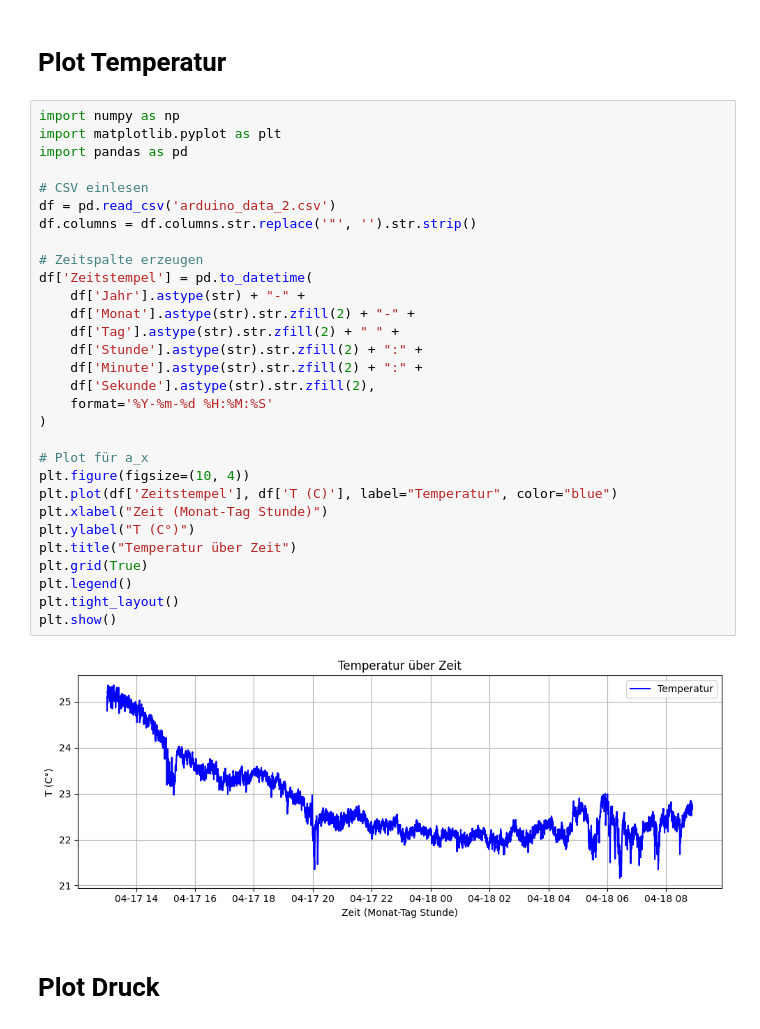
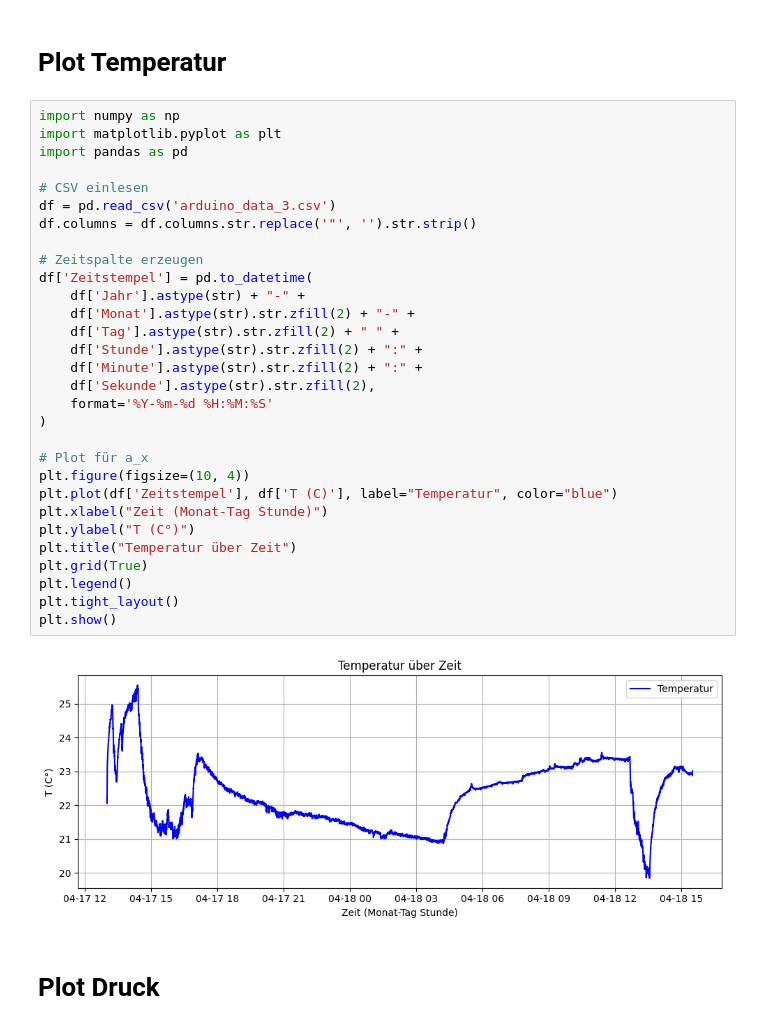
Before and after one commit to fynn-l-k/Grundpraktikum-1, a Jupyter notebook: Versuch_AL/AL_Plot.ipynb, the cells around one changed output. Saved outputs shown, nothing was run; the diff lists cells and outputs as text.

```diff
--- a/Versuch_AL/AL_Plot.ipynb
+++ b/Versuch_AL/AL_Plot.ipynb
@@ -37,35 +37,35 @@ plt.show()
 # %%
 import numpy as np
 import matplotlib.pyplot as plt
 import pandas as pd
 
 # CSV einlesen
-df = pd.read_csv('arduino_data_2.csv')
+df = pd.read_csv('arduino_data_3.csv')
 df.columns = df.columns.str.replace('"', '').str.strip()
 
 # Zeitspalte erzeugen
 df['Zeitstempel'] = pd.to_datetime(
     df['Jahr'].astype(str) + "-" +
     df['Monat'].astype(str).str.zfill(2) + "-" +
     df['Tag'].astype(str).str.zfill(2) + " " +
     df['Stunde'].astype(str).str.zfill(2) + ":" +
     df['Minute'].astype(str).str.zfill(2) + ":" +
     df['Sekunde'].astype(str).str.zfill(2),
     format='%Y-%m-%d %H:%M:%S'
 )
 
 # Plot für a_x
 plt.figure(figsize=(10, 4))
 plt.plot(df['Zeitstempel'], df['T (C)'], label="Temperatur", color="blue")
 plt.xlabel("Zeit (Monat-Tag Stunde)")
 plt.ylabel("T (C°)")
 plt.title("Temperatur über Zeit")
 plt.grid(True)
 plt.legend()
 plt.tight_layout()
 plt.show()
 # %% [output]
-[figure, old version]
+[figure, new version]
 # %% [markdown]
 # Plot Druck
 # %%
```
Also changed, not shown: parts of 4 cells of this notebook, 1 other file.
